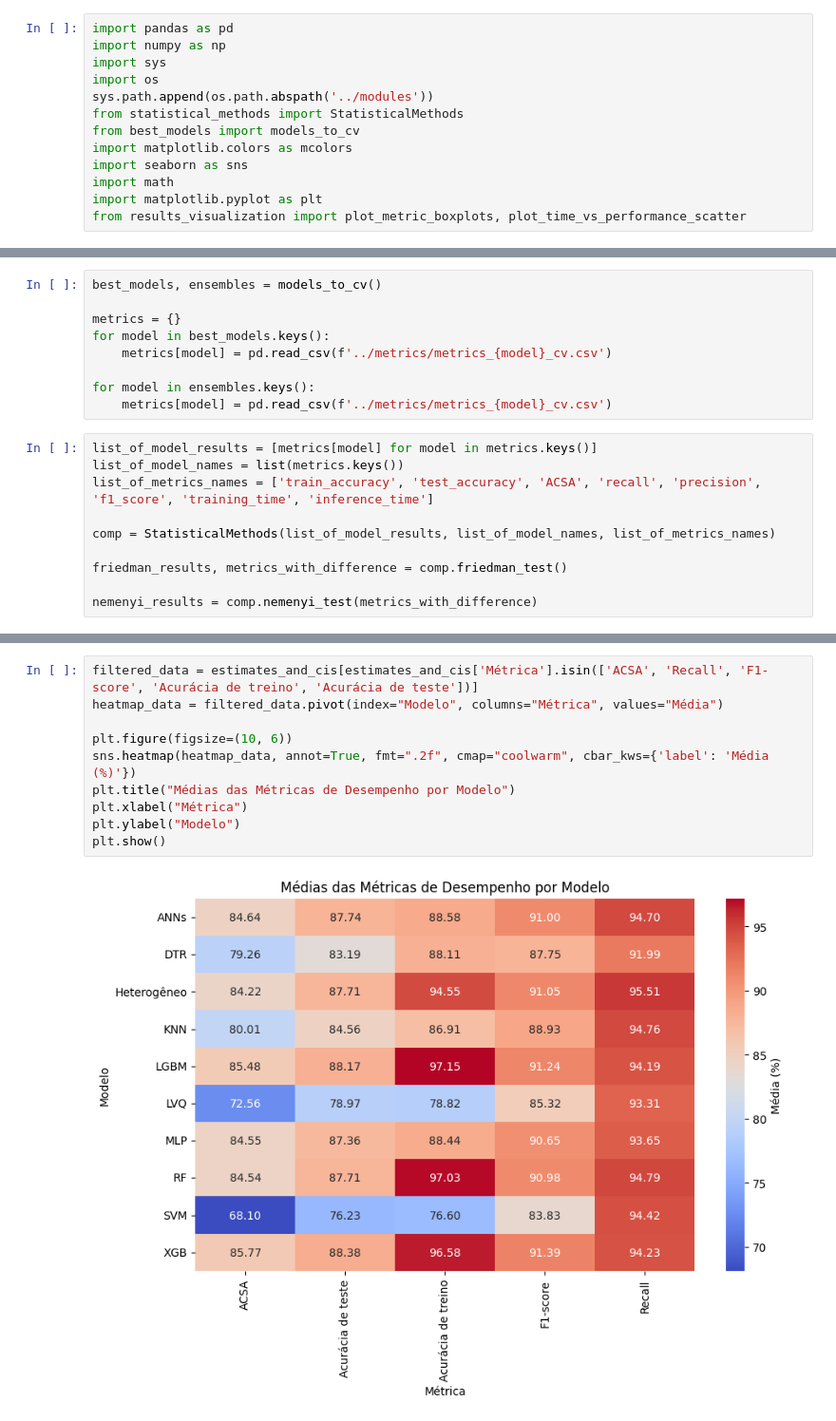
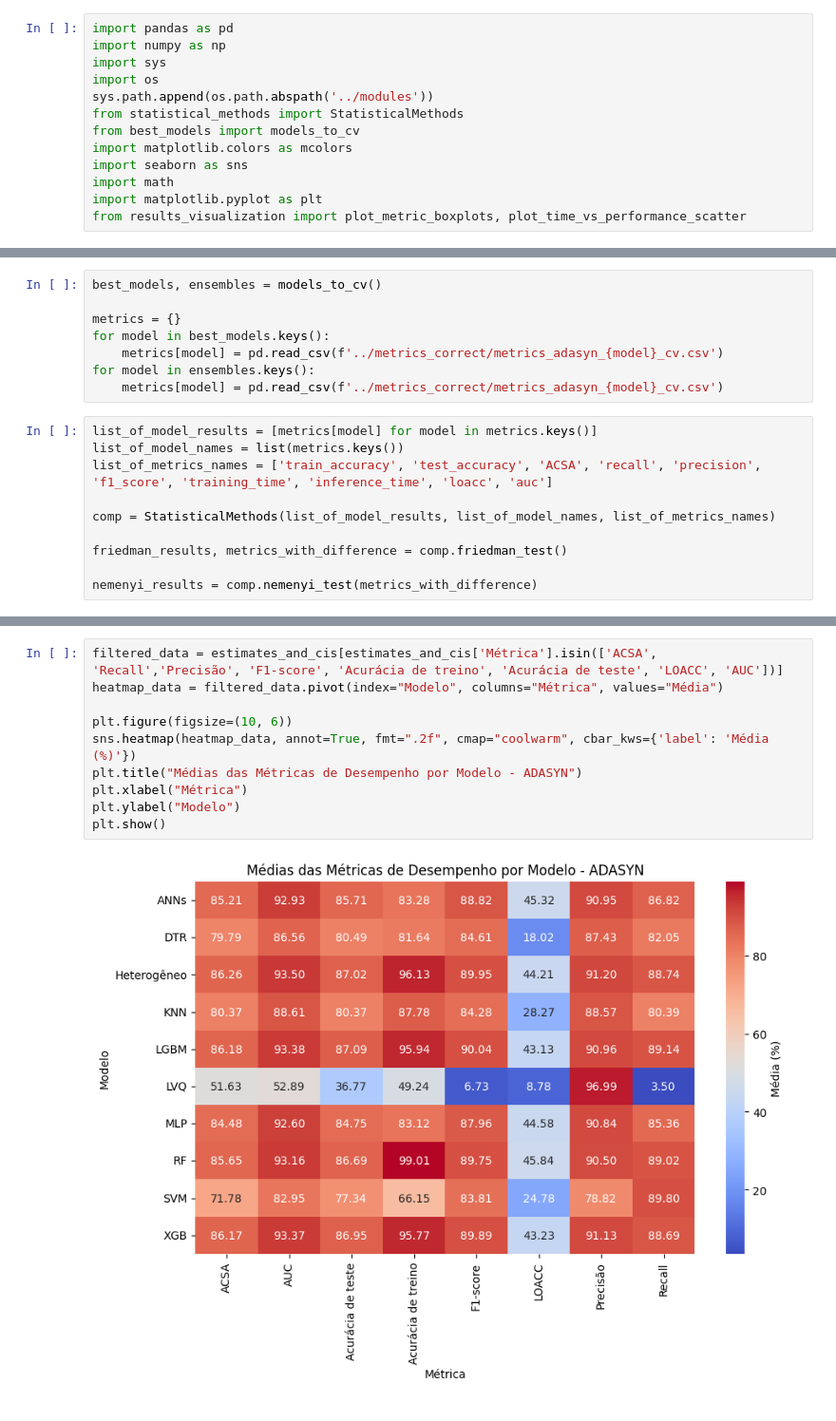
Before and after one commit to giulliabraga/magic-crisp-dm, a Jupyter notebook: notebooks/cv_results.ipynb, the cells around one changed output, grey strips where cells are left out. Shown at 95% size. Saved outputs shown, nothing was run; the diff lists cells and outputs as text.

```diff
--- a/notebooks/cv_results.ipynb
+++ b/notebooks/cv_results.ipynb
@@ -18,14 +16,13 @@ best_models, ensembles = models_to_cv()
 
 metrics = {}
 for model in best_models.keys():
-    metrics[model] = pd.read_csv(f'../metrics/metrics_{model}_cv.csv')
-
+    metrics[model] = pd.read_csv(f'../metrics_correct/metrics_adasyn_{model}_cv.csv')
 for model in ensembles.keys():
-    metrics[model] = pd.read_csv(f'../metrics/metrics_{model}_cv.csv')
+    metrics[model] = pd.read_csv(f'../metrics_correct/metrics_adasyn_{model}_cv.csv')
 # %%
 list_of_model_results = [metrics[model] for model in metrics.keys()]
 list_of_model_names = list(metrics.keys())
-list_of_metrics_names = ['train_accuracy', 'test_accuracy', 'ACSA', 'recall', 'precision', 'f1_score', 'training_time', 'inference_time']
+list_of_metrics_names = ['train_accuracy', 'test_accuracy', 'ACSA', 'recall', 'precision', 'f1_score', 'training_time', 'inference_time', 'loacc', 'auc']
 
 comp = StatisticalMethods(list_of_model_results, list_of_model_names, list_of_metrics_names)
 
@@ -68,12 +65,12 @@ estimates_and_cis
 # %%
-filtered_data = estimates_and_cis[estimates_and_cis['Métrica'].isin(['ACSA', 'Recall', 'F1-score', 'Acurácia de treino', 'Acurácia de teste'])]
+filtered_data = estimates_and_cis[estimates_and_cis['Métrica'].isin(['ACSA', 'Recall','Precisão', 'F1-score', 'Acurácia de treino', 'Acurácia de teste', 'LOACC', 'AUC'])]
 heatmap_data = filtered_data.pivot(index="Modelo", columns="Métrica", values="Média")
 
 plt.figure(figsize=(10, 6))
 sns.heatmap(heatmap_data, annot=True, fmt=".2f", cmap="coolwarm", cbar_kws={'label': 'Média (%)'})
-plt.title("Médias das Métricas de Desempenho por Modelo")
+plt.title("Médias das Métricas de Desempenho por Modelo - ADASYN")
 plt.xlabel("Métrica")
 plt.ylabel("Modelo")
 plt.show()
 # %% [output]
-[figure, old version]
+[figure, new version]
```
Also changed, not shown: parts of 23 cells of this notebook, 32 other files.
